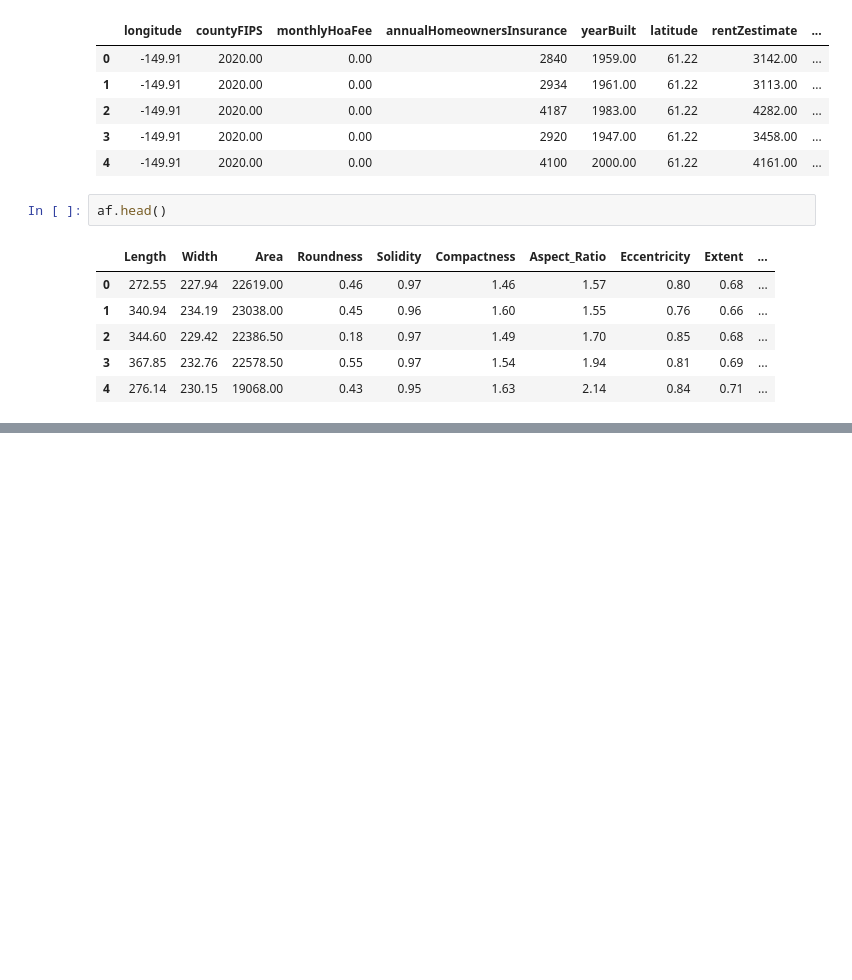
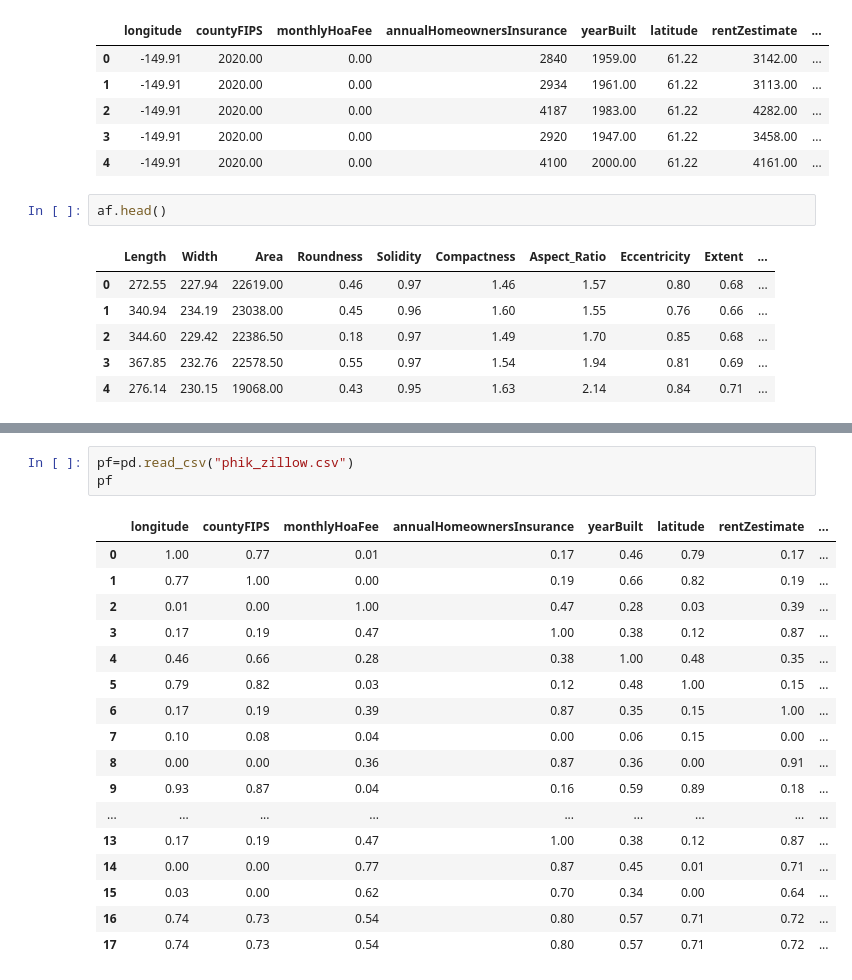
Before and after one commit to Jan-PhilipSchreiber/DeepLAdDA, a Jupyter notebook: 2AdDA/LectureHomework/3FeatureEngineering_HW/Features.ipynb, the cells around one changed output, grey strips where cells are left out. Drawn from its saved outputs; the diff is of its cells as text; blank space fills up the shorter version.

```diff
--- a/2AdDA/LectureHomework/3FeatureEngineering_HW/Features.ipynb
+++ b/2AdDA/LectureHomework/3FeatureEngineering_HW/Features.ipynb
@@ -51,0 +66,21 @@ af.head()
+# %%
+pf=pd.read_csv("phik_zillow.csv")
+pf
+# %% [output]
+|  | longitude | countyFIPS | monthlyHoaFee | annualHomeownersInsurance | yearBuilt | latitude | rentZestimate | ... |
+| 0 | 1.00 | 0.77 | 0.01 | 0.17 | 0.46 | 0.79 | 0.17 | ... |
+| 1 | 0.77 | 1.00 | 0.00 | 0.19 | 0.66 | 0.82 | 0.19 | ... |
+| 2 | 0.01 | 0.00 | 1.00 | 0.47 | 0.28 | 0.03 | 0.39 | ... |
+| 3 | 0.17 | 0.19 | 0.47 | 1.00 | 0.38 | 0.12 | 0.87 | ... |
+| 4 | 0.46 | 0.66 | 0.28 | 0.38 | 1.00 | 0.48 | 0.35 | ... |
+| 5 | 0.79 | 0.82 | 0.03 | 0.12 | 0.48 | 1.00 | 0.15 | ... |
+| 6 | 0.17 | 0.19 | 0.39 | 0.87 | 0.35 | 0.15 | 1.00 | ... |
+| 7 | 0.10 | 0.08 | 0.04 | 0.00 | 0.06 | 0.15 | 0.00 | ... |
+| 8 | 0.00 | 0.00 | 0.36 | 0.87 | 0.36 | 0.00 | 0.91 | ... |
+| 9 | 0.93 | 0.87 | 0.04 | 0.16 | 0.59 | 0.89 | 0.18 | ... |
+| ... | ... | ... | ... | ... | ... | ... | ... | ... |
+| 13 | 0.17 | 0.19 | 0.47 | 1.00 | 0.38 | 0.12 | 0.87 | ... |
+| 14 | 0.00 | 0.00 | 0.77 | 0.87 | 0.45 | 0.01 | 0.71 | ... |
+| 15 | 0.03 | 0.00 | 0.62 | 0.70 | 0.34 | 0.00 | 0.64 | ... |
+| 16 | 0.74 | 0.73 | 0.54 | 0.80 | 0.57 | 0.71 | 0.72 | ... |
+| 17 | 0.74 | 0.73 | 0.54 | 0.80 | 0.57 | 0.71 | 0.72 | ... |
```
Also changed, not shown: parts of 15 cells of this notebook, 15 other files.
